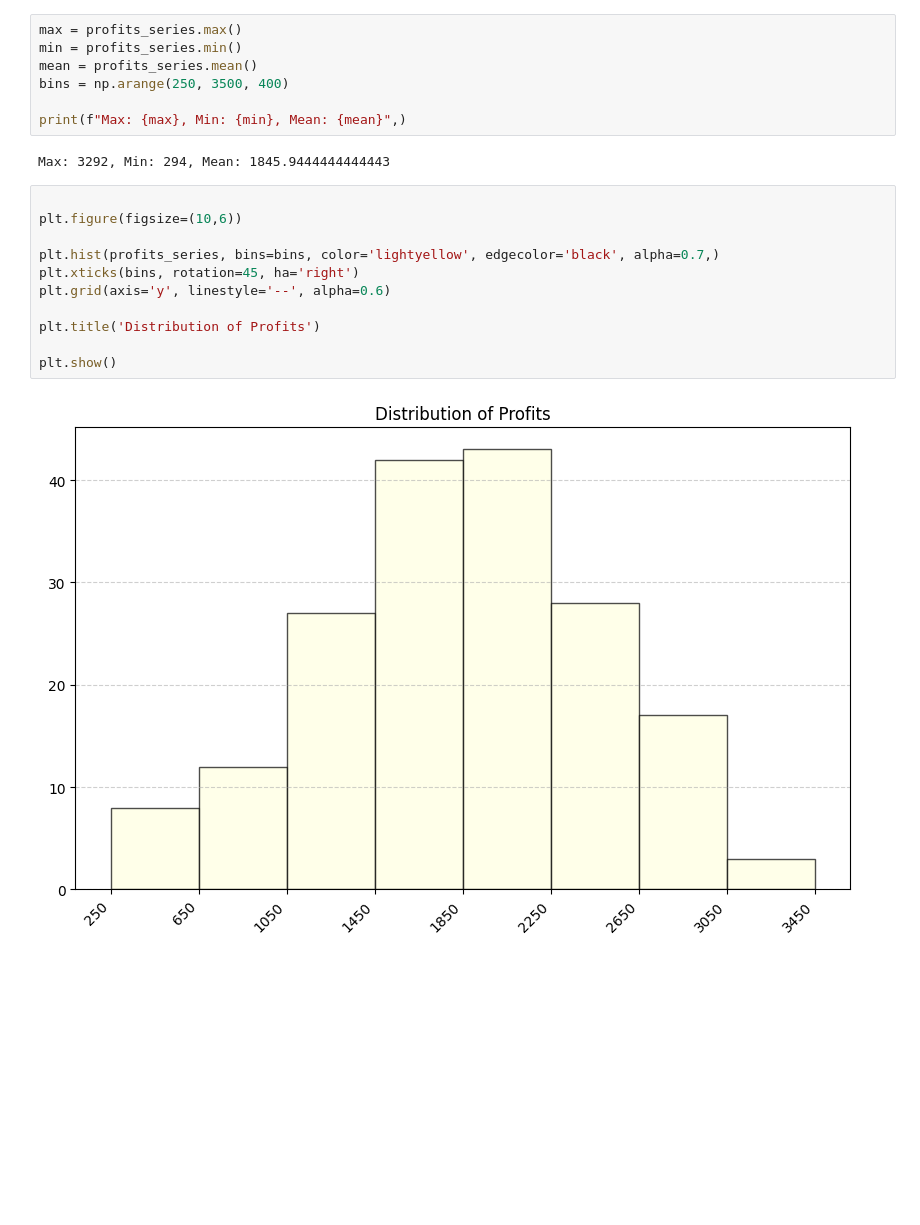
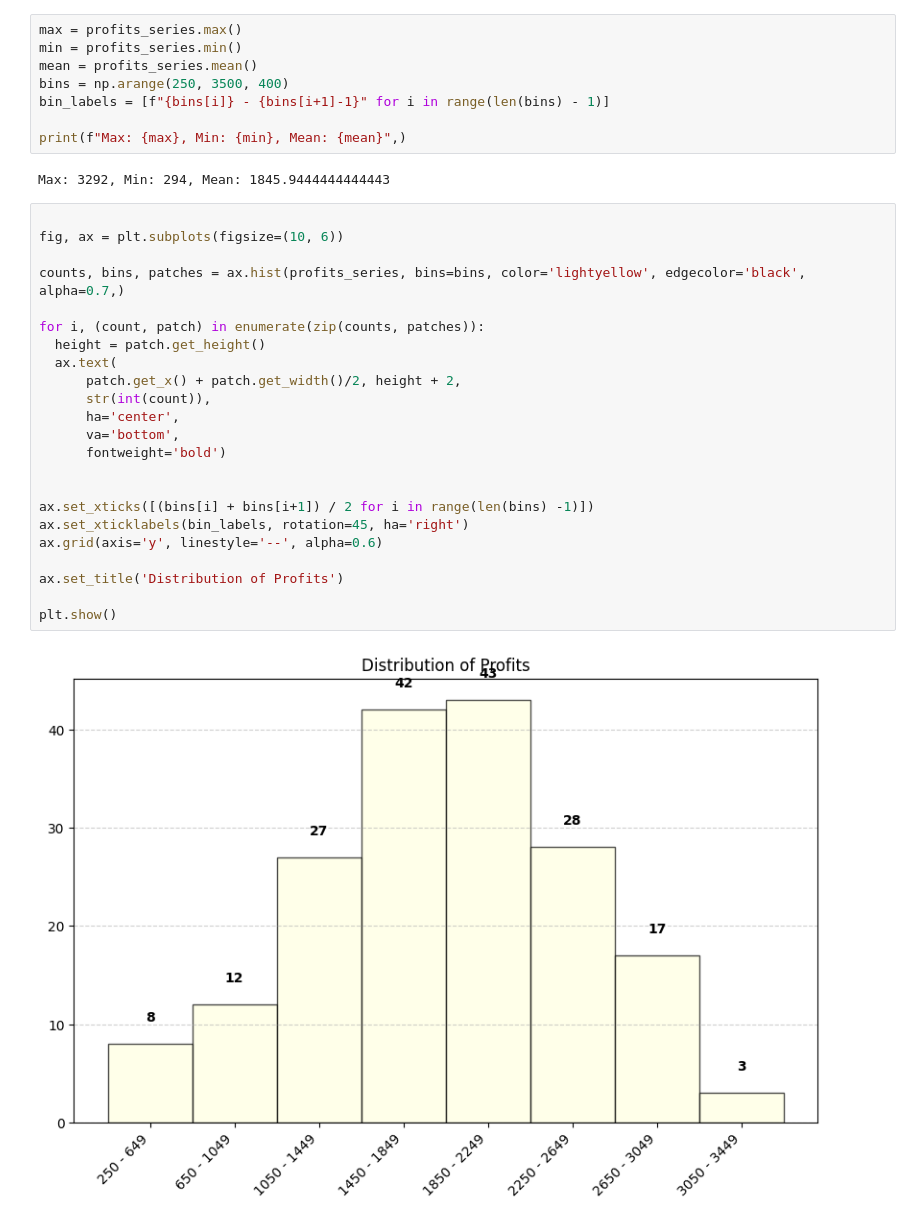
Before and after one commit to gusram01/basic-statistics, a Jupyter notebook: src/frecuencies.ipynb, the cells around one changed output. Cells and saved outputs as stored; diff of their text form; blank space fills up the shorter version.

Commit message:
histogram with custom bin labels

```diff
--- a/src/frecuencies.ipynb
+++ b/src/frecuencies.ipynb
@@ -32,20 +32,33 @@ max = profits_series.max()
 min = profits_series.min()
 mean = profits_series.mean()
 bins = np.arange(250, 3500, 400)
+bin_labels = [f"{bins[i]} - {bins[i+1]-1}" for i in range(len(bins) - 1)]
 
 print(f"Max: {max}, Min: {min}, Mean: {mean}",)
 # %% [output]
 Max: 3292, Min: 294, Mean: 1845.9444444444443
 # %%
 
-plt.figure(figsize=(10,6))
+fig, ax = plt.subplots(figsize=(10, 6))
 
-plt.hist(profits_series, bins=bins, color='lightyellow', edgecolor='black', alpha=0.7,)
-plt.xticks(bins, rotation=45, ha='right')
-plt.grid(axis='y', linestyle='--', alpha=0.6)
+counts, bins, patches = ax.hist(profits_series, bins=bins, color='lightyellow', edgecolor='black', alpha=0.7,)
 
-plt.title('Distribution of Profits')
+for i, (count, patch) in enumerate(zip(counts, patches)):
+  height = patch.get_height()
+  ax.text(
+      patch.get_x() + patch.get_width()/2, height + 2,
+      str(int(count)),
+      ha='center',
+      va='bottom',
+      fontweight='bold')
+
+
+ax.set_xticks([(bins[i] + bins[i+1]) / 2 for i in range(len(bins) -1)])
+ax.set_xticklabels(bin_labels, rotation=45, ha='right')
+ax.grid(axis='y', linestyle='--', alpha=0.6)
+
+ax.set_title('Distribution of Profits')
 
 plt.show()
 # %% [output]
-[figure, old version]
+[figure, new version]
```
